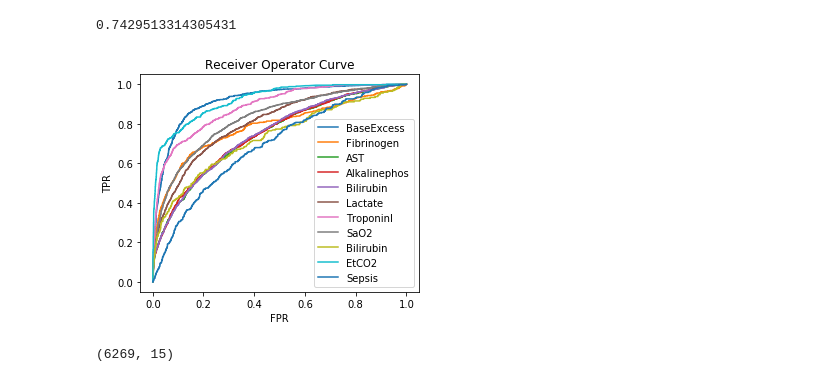
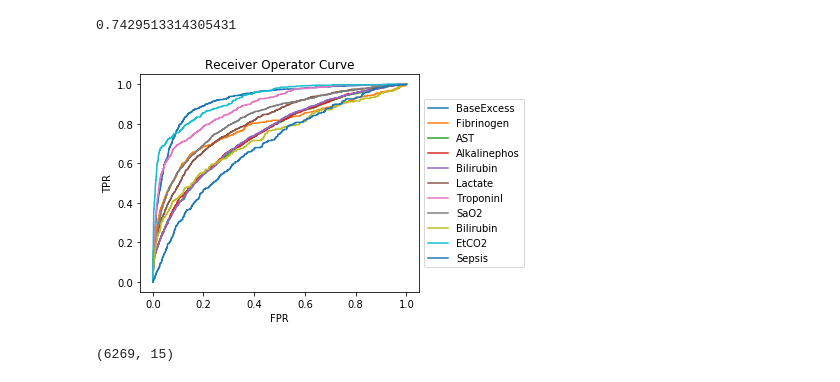
Before and after one commit to konradbender/icu-predictions, a Jupyter notebook: Task_2.ipynb, the cells around one changed output. Drawn from its saved outputs; the diff is of its cells as text; code cells hidden in the pictures.

Commit message:
changed README.md and plot

```diff
--- a/Task_2.ipynb
+++ b/Task_2.ipynb
@@ -121,20 +121,23 @@ curves = {label: roc_curve(test_labels[label],result[label]) for label in classi
 # %%
 
 fig,ax = plt.subplots()
 fig.set_figwidth(5)
 fig.set_figheight(4)
 
 for label, curve in curves.items():
     fpr, tpr, threshold = curve
     name = label.split('_')
     ax.plot(fpr,tpr, label=name[1])
-ax.legend()
+ax.legend(loc = 'center left', bbox_to_anchor=(1,0.5))
 ax.set_xlabel('FPR')
 ax.set_ylabel('TPR')
 ax.set_title('Receiver Operator Curve')
+plt.show()
+fig.set_figwidth(7)
+fig.tight_layout()
 fig.savefig('plot.png', dpi=300)
 # %% [output]
-[figure, old version]
+[figure, new version]
 # %%
 test_labels.set_index('pid', inplace=True)
 # %%
```
Also changed, not shown: 1 other file.
